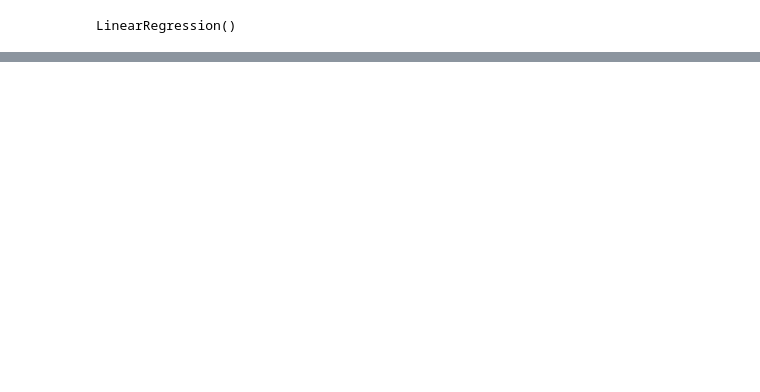
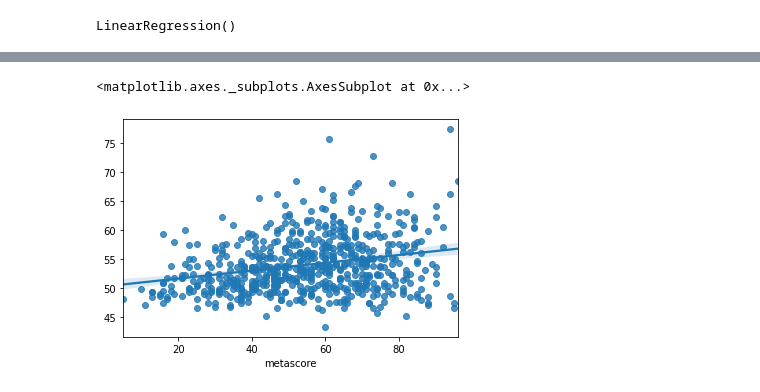
Before and after one commit to gabrielonishi/film-metascore-prediction, a Jupyter notebook: Projeto-2.ipynb, the cells around one changed output, grey strips where cells are left out. Drawn from its saved outputs; the diff is of its cells as text; code cells hidden in the pictures; blank space fills up the shorter version.

```diff
--- a/Projeto-2.ipynb
+++ b/Projeto-2.ipynb
@@ -442,0 +495,3 @@ sns.regplot(y_test,predictions)
+# %%
+predictions2 = model2.predict(X2_test)
+predictions2
@@ -442,0 +516,5 @@ sns.regplot(y_test,predictions)
+# %%
+sns.regplot(y2_test,predictions2)
+# %% [output]
+<matplotlib.axes._subplots.AxesSubplot at 0x...>
+[figure, added]
```
Also changed, not shown: parts of 25 cells of this notebook.
